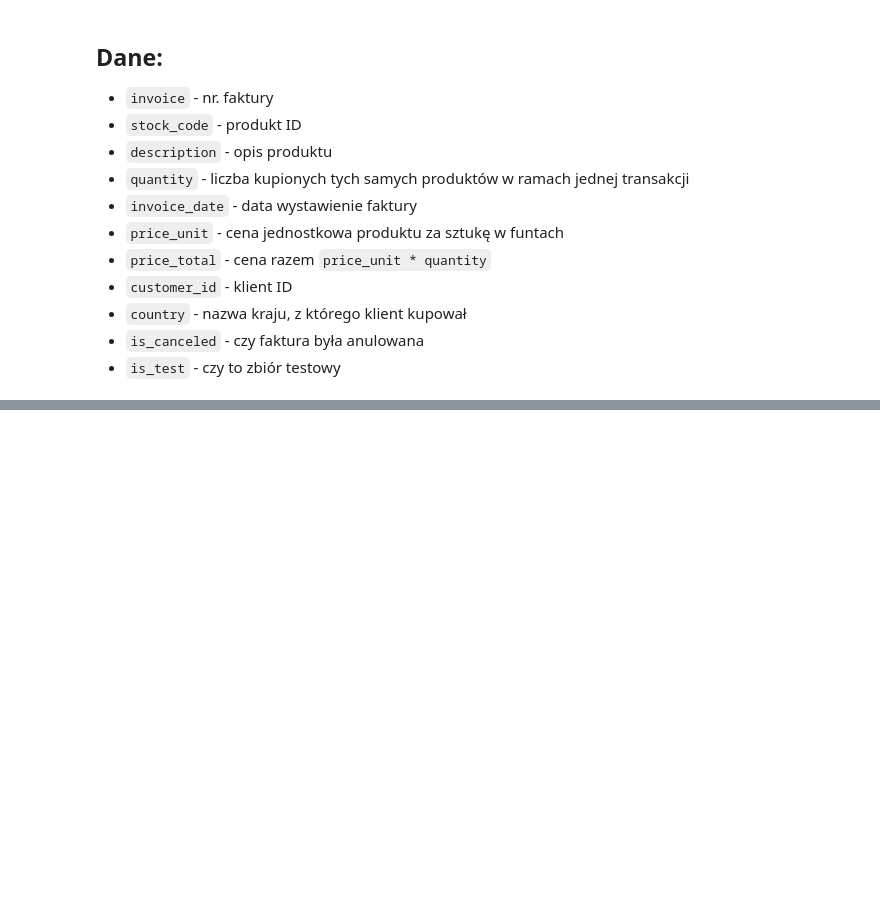
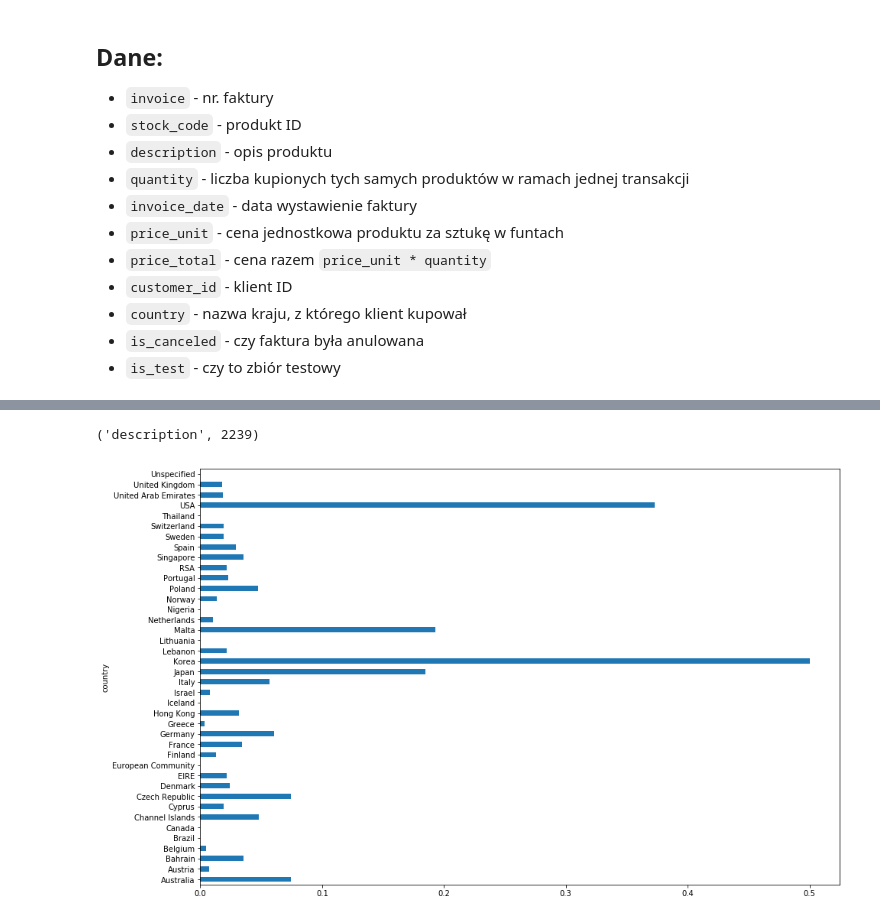
Before and after one commit to mattzajac/DataWorkshop_Competition_Online_Retail, a Jupyter notebook: Konkurs-DW-Absolwenci.ipynb, the cells around one changed output, grey strips where cells are left out. Drawn from its saved outputs; the diff is of its cells as text; code cells hidden in the pictures; blank space fills up the shorter version.

```diff
--- a/Konkurs-DW-Absolwenci.ipynb
+++ b/Konkurs-DW-Absolwenci.ipynb
@@ -161,0 +263,3 @@ Powodzenia!
+# %%
+train = pd.read_hdf('data/train_online_retail.h5')
+test = pd.read_hdf('data/test_online_retail.h5')
@@ -161,0 +371,16 @@ Powodzenia!
+# %%
+# check if missing values exist in the train dataset
+def check_missing():
+    for column in train.columns:
+        missing = column, train[column].isnull().sum()
+        if missing[1] == 0: continue
+
+        print(missing)
+
+check_missing()
+# %% [output]
+('description', 2239)
+# %%
+train.groupby('country')['is_canceled'].mean().plot(kind='barh', figsize=(15,10));
+# %% [output]
+[figure, added]
```
Also changed, not shown: parts of 22 cells of this notebook, 1 other file.
